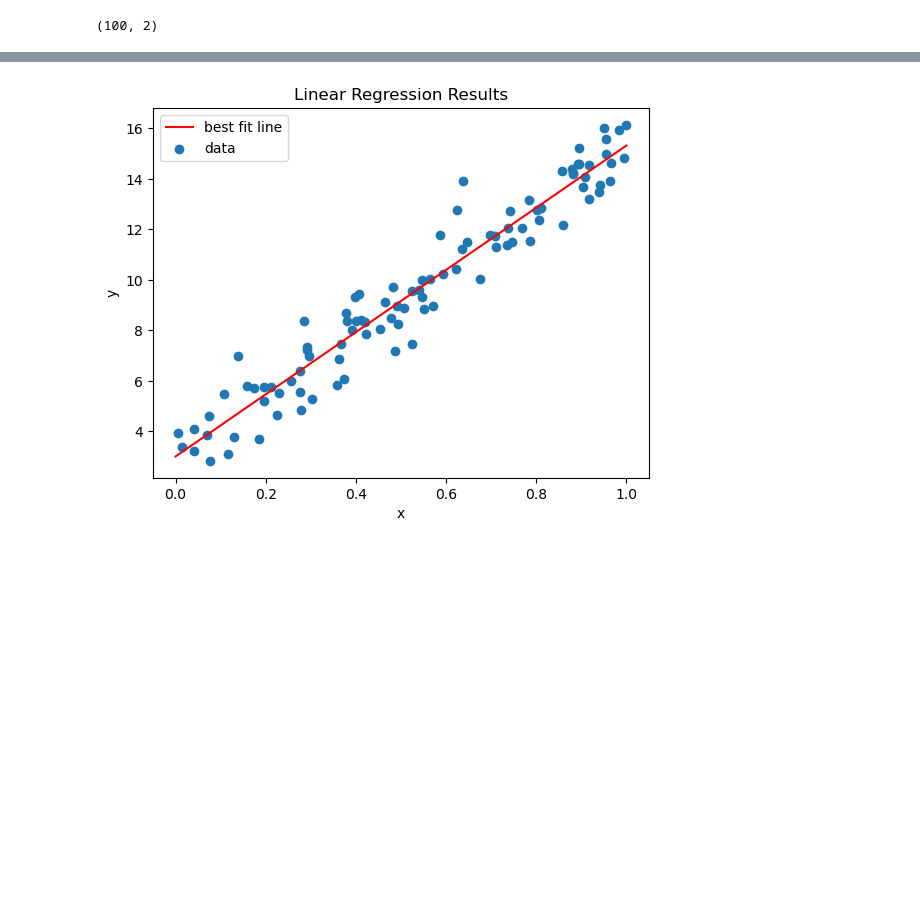
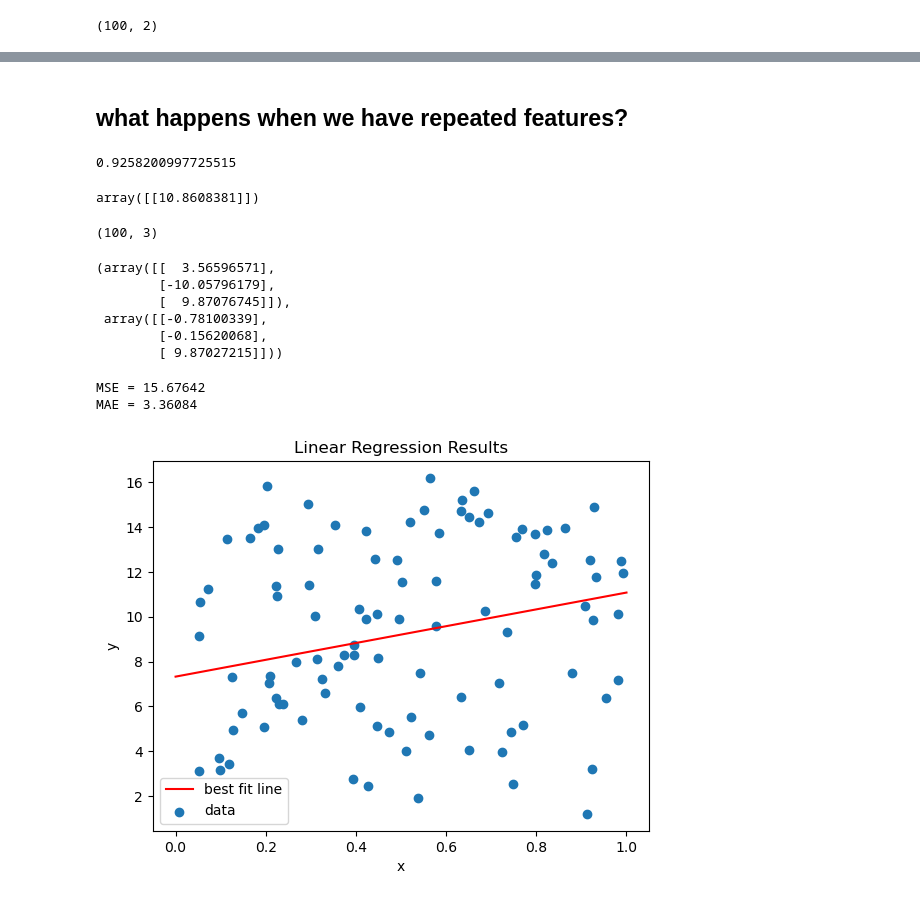
Before and after one commit to chychiang/coding-notes, a Jupyter notebook: math/linear_regression.ipynb, the cells around one changed output, grey strips where cells are left out. Drawn from its saved outputs; the diff is of its cells as text; code cells hidden in the pictures; blank space fills up the shorter version.

```diff
--- a/math/linear_regression.ipynb
+++ b/math/linear_regression.ipynb
@@ -47,10 +56,67 @@ MAE = 0.71931
+# %% [markdown]
+## what happens when we have repeated features?
+# %%
+X = np.array([1, 2, 3])
+X_2 = 2 * X + 3
+X_3 = np.array([1, 1, 1])
+
+def corr(X, Y):
+    return X.T @ Y / (np.linalg.norm(X) * np.linalg.norm(Y))
+
+corr(X, X_2)
+# %% [output]
+0.9258200997725515
+# %%
+(0.32 * X).T @ X
+# %% [output]
+array([[10.8608381]])
+# %%
+ones = np.ones(X.shape)
+X = np.random.rand(100, 1)
+repeated_X = np.hstack([X, 0.2 * X, ones])
+repeated_X.shape
+# %% [output]
+(100, 3)
+# %%
+def solve_ridge(X, y, lam):
+    num_features = X.shape[1]
+    theta = np.linalg.inv(X.T @ X + lam * np.eye(num_features)) @ X.T @ y
+    return theta
+
+def solve(X, y):
+    return np.linalg.inv(X.T @ X) @ X.T @ y
+
+theta1 = solve(repeated_X, y)
+theta2 = solve_ridge(repeated_X, y, 0.001)
+theta1, theta2
+# %% [output]
+(array([[  3.56596571],
+        [-10.05796179],
+        [  9.87076745]]),
+ array([[-0.78100339],
+        [-0.15620068],
+        [ 9.87027215]]))
 # %%
+# visualize the line with the scatter plot
+_x = np.linspace(0, 1, 100).reshape(-1, 1)
+_x = np.hstack([_x, _x, ones])
+
+y_line = _x @ theta
+y_pred = repeated_X @ theta
+mse = np.sum((y_pred - y) ** 2) / len(y)
+mae = np.sum(np.abs(y_pred - y)) / len(y)
+
+print(f"MSE = {mse:.5f}")
+print(f"MAE = {mae:.5f}")
+
 plt.plot(_x[:, 0], y_line, 'r', label="best fit line")
 plt.scatter(X[:, 0], y, label="data")
 plt.title("Linear Regression Results")
 plt.xlabel("x")
 plt.ylabel("y")
 plt.legend()
 plt.show()
 # %% [output]
+MSE = 15.67642
+MAE = 3.36084
-[figure, old version]
+[figure, new version]
```
Also changed, not shown: parts of 3 cells of this notebook, 4 other files.
